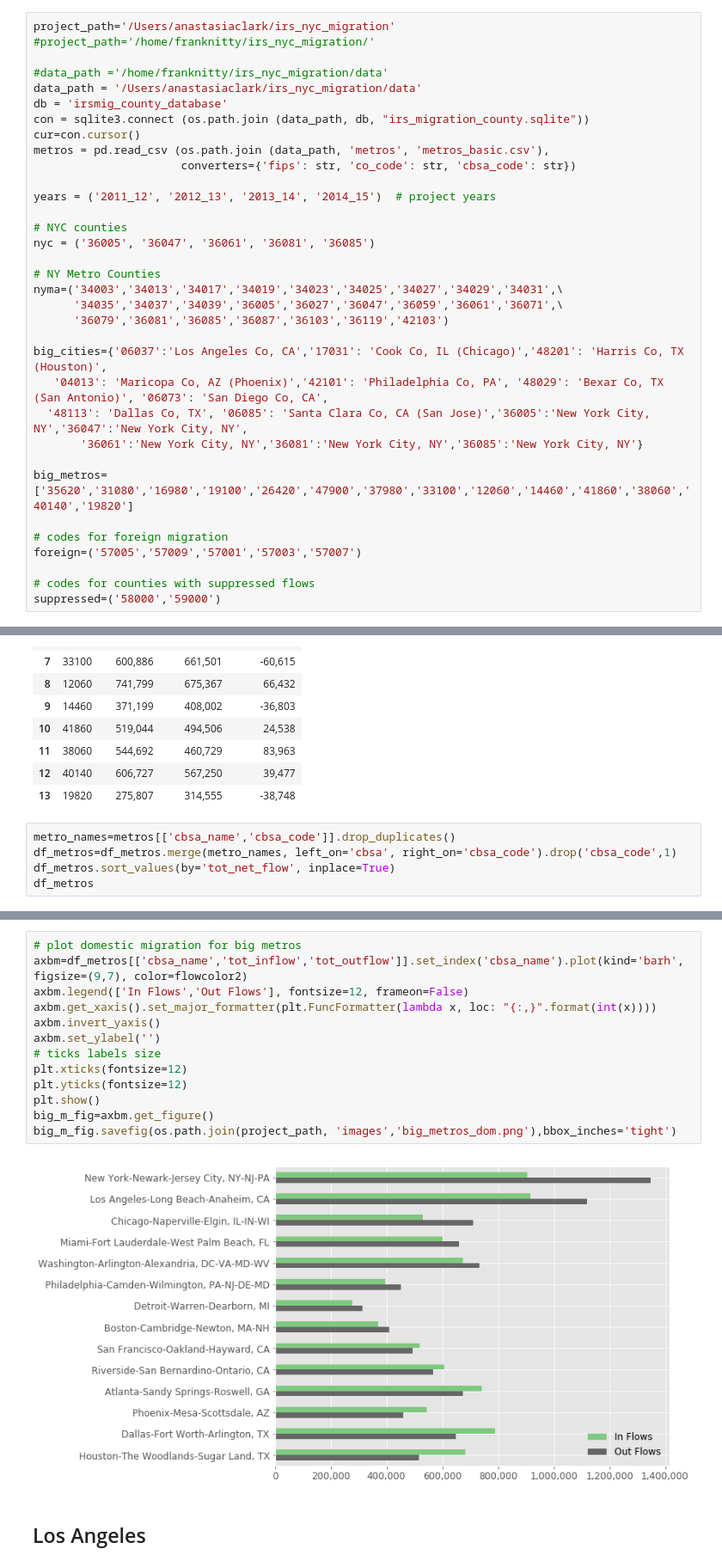
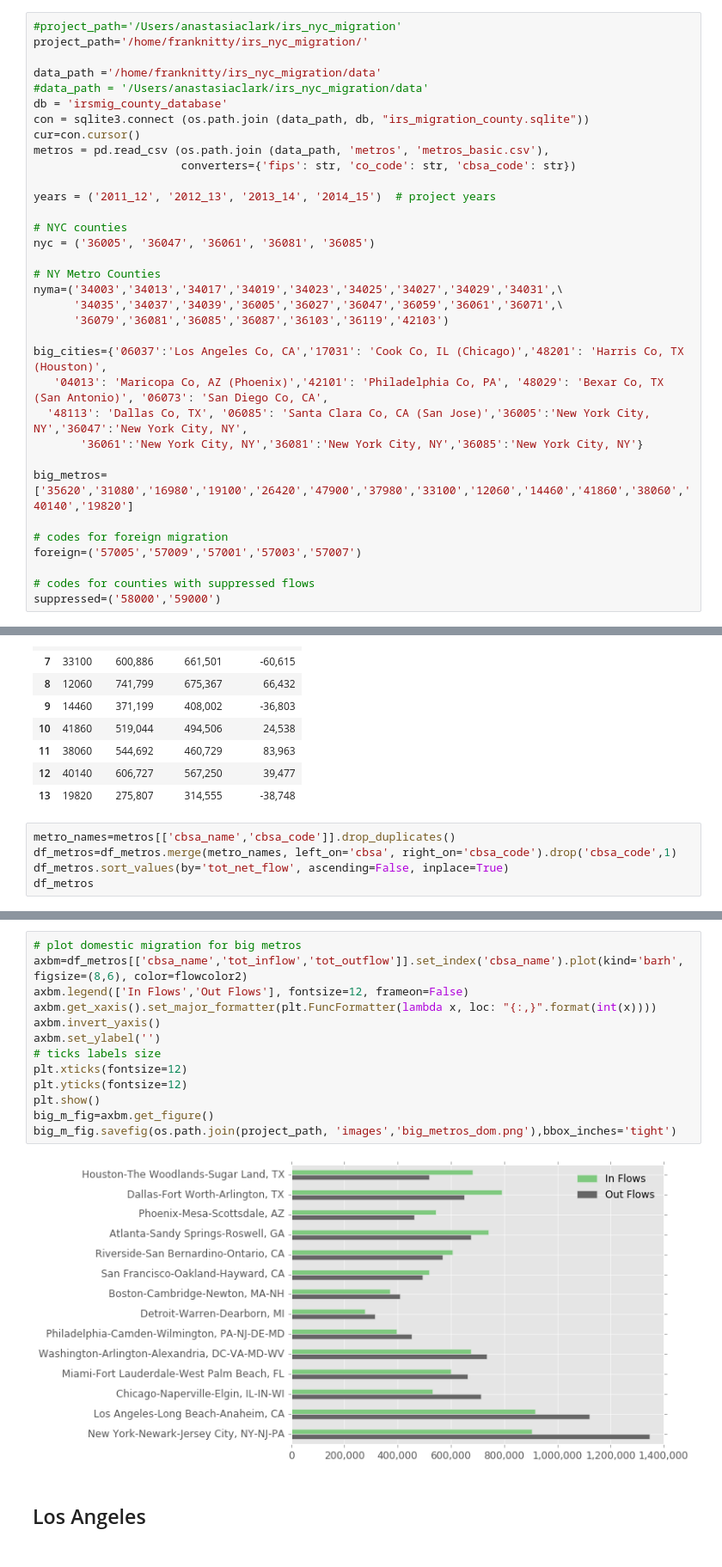
Before and after one commit to anastasiaclark/irs_nyc_migration, a Jupyter notebook: scripts/explore_irs_mig.ipynb, the cells around one changed output, grey strips where cells are left out. Shown at 86% size. Drawn from its saved outputs; the diff is of its cells as text.

Commit message:
Minor tweaks to plots, added nyc metro map

```diff
--- a/scripts/explore_irs_mig.ipynb
+++ b/scripts/explore_irs_mig.ipynb
@@ -22,9 +26,9 @@ plt.style.use ('ggplot')
 # %%
-project_path='/Users/anastasiaclark/irs_nyc_migration'
-#project_path='/home/franknitty/irs_nyc_migration/'
+#project_path='/Users/anastasiaclark/irs_nyc_migration'
+project_path='/home/franknitty/irs_nyc_migration/'
 
-#data_path ='/home/franknitty/irs_nyc_migration/data'
-data_path = '/Users/anastasiaclark/irs_nyc_migration/data'
+data_path ='/home/franknitty/irs_nyc_migration/data'
+#data_path = '/Users/anastasiaclark/irs_nyc_migration/data'
 db = 'irsmig_county_database'
 con = sqlite3.connect (os.path.join (data_path, db, "irs_migration_county.sqlite"))
 cur=con.cursor()
@@ -961,7 +965,7 @@ df_metros
 # %%
 metro_names=metros[['cbsa_name','cbsa_code']].drop_duplicates()
 df_metros=df_metros.merge(metro_names, left_on='cbsa', right_on='cbsa_code').drop('cbsa_code',1)
-df_metros.sort_values(by='tot_net_flow', inplace=True)
+df_metros.sort_values(by='tot_net_flow', ascending=False, inplace=True)
 df_metros
 # %% [output]
 |  | cbsa | tot_inflow | tot_outflow | tot_net_flow | cbsa_name |
@@ -982,18 +986,18 @@ df_metros
 # %%
 # plot domestic migration for big metros
-axbm=df_metros[['cbsa_name','tot_inflow','tot_outflow']].set_index('cbsa_name').plot(kind='barh', figsize=(9,7), color=flowcolor2)
+axbm=df_metros[['cbsa_name','tot_inflow','tot_outflow']].set_index('cbsa_name').plot(kind='barh', figsize=(8,6), color=flowcolor2)
 axbm.legend(['In Flows','Out Flows'], fontsize=12, frameon=False)
 axbm.get_xaxis().set_major_formatter(plt.FuncFormatter(lambda x, loc: "{:,}".format(int(x))))
 axbm.invert_yaxis()
 axbm.set_ylabel('')
 # ticks labels size
 plt.xticks(fontsize=12)
 plt.yticks(fontsize=12)
 plt.show()
 big_m_fig=axbm.get_figure()
 big_m_fig.savefig(os.path.join(project_path, 'images','big_metros_dom.png'),bbox_inches='tight')
 # %% [output]
-[figure, old version]
+[figure, new version]
 # %% [markdown]
 ## Los Angeles
 # %%
```
Also changed, not shown: parts of 21 cells of this notebook, 13 other files.
